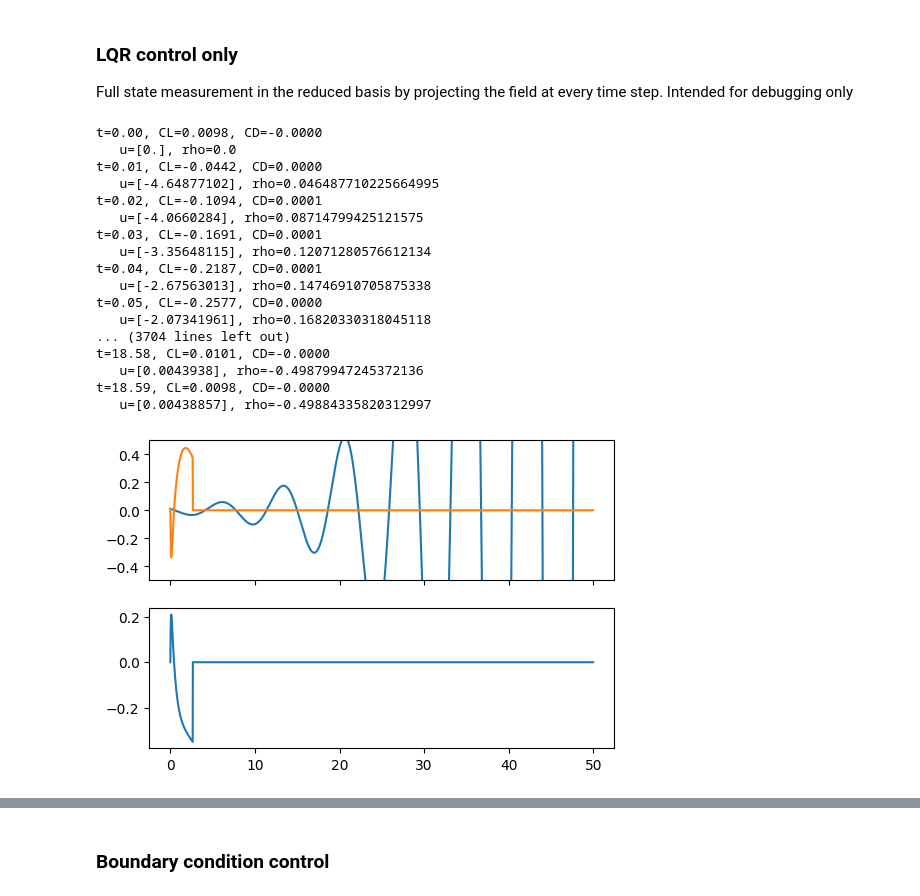
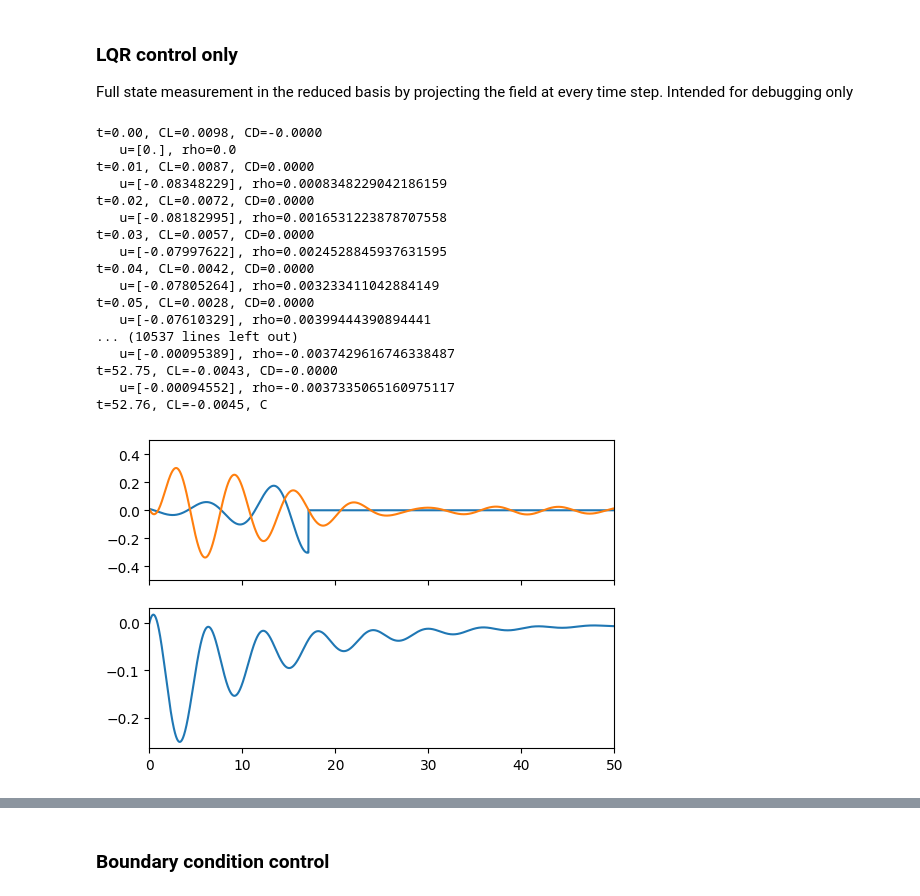
Before and after one commit to dynamicslab/hydrogym, a Jupyter notebook: examples/cylinder/model_reduction/global_proj.ipynb, the cells around one changed output, grey strips where cells are left out. Saved outputs shown, nothing was run; the diff lists cells and outputs as text; code cells hidden in the pictures.

```diff
--- a/examples/cylinder/model_reduction/global_proj.ipynb
+++ b/examples/cylinder/model_reduction/global_proj.ipynb
@@ -197,7 +198,7 @@ plt.show()
 # %%
 # 4. Projection onto global modes
 
-r = 17  # Number of global modes for projection
+r = 9  # Number of global modes for projection
 # r = len(evals)
 Ar = np.zeros((r, r), dtype=np.complex128)
 Br = np.zeros((r, 1), dtype=np.complex128)
@@ -443,0 +437,17 @@ ax.set_xlim(0, 2)
+# %%
+ru = 2
+
+Q = np.zeros((ru, ru))
+R = np.eye(m)
+P = linalg.solve_continuous_are(A_hat[:ru, :ru], B_hat[:ru], Q, R)
+
+K = np.zeros_like(B_hat.T)
+Ku = linalg.solve(R, B_hat[:ru].T) @ P
+K[:, :ru] = Ku
+Ku
+
+# Integral control on the actuation to drive the BC value to zero
+ki = 1e-1
+
+# Q = 1e-8 * np.eye(ru)
+# control.lqr(Ar[:ru, :ru], Br[:ru], Q, R)
@@ -462,14 +489,14 @@ q0.assign(q0 / flow.inner_product(q0, q0))
 # solver = LinearBDFSolver(fn_space, J, order=2, dt=dt, bcs=bcs, q0=qC)
 solver = LinearBDFSolver(fn_space, J, order=2, dt=dt, bcs=bcs, q0=q0, f=f)
 
-# tf = 50
+# tf = 100
 # n_steps = int(tf // dt)
 CL_ctrl = np.zeros(n_steps)
 CD_ctrl = np.zeros(n_steps)
 
 m = 1
 
-x = np.zeros((n_steps, r+1))  # Kalman filter state
+x = np.zeros((n_steps, r))  # Kalman filter state
 u = np.zeros((n_steps, m))  # Control signal
 
 # # Integrated control signal (this is the BC value)
@@ -485,11 +512,18 @@ for i in range(n_steps):
 
     if i > 0:
         # Transform to the real-valued reduced state space
-        x[i, :r] = np.real(T @ z)
-        x[i, -1] = rho[i-1]
+        x[i] = np.real(T @ z)
 
         # LQR control
-        u[i] = K @ x[i]
+        if complex_rom:
+            u[i] = np.real(K @ z)
+        else:
+            u[i] = K @ x[i]
+
+        # Small proportional control applied to the actuation to
+        # drive the BC value to zero
+        u[i] += 1e-1 * rho[i-1]
+
         c.assign(u[i])
 
         rho[i] = rho[i-1] - dt * u[i]
@@ -504,38 +538,39 @@ for i in range(n_steps):
 # %% [output]
 t=0.00, CL=0.0098, CD=-0.0000
    u=[0.], rho=0.0
-t=0.01, CL=-0.0442, CD=0.0000
-   u=[-4.64877102], rho=0.046487710225664995
-t=0.02, CL=-0.1094, CD=0.0001
-   u=[-4.0660284], rho=0.08714799425121575
-t=0.03, CL=-0.1691, CD=0.0001
-   u=[-3.35648115], rho=0.12071280576612134
-t=0.04, CL=-0.2187, CD=0.0001
-   u=[-2.67563013], rho=0.14746910705875338
-t=0.05, CL=-0.2577, CD=0.0000
-   u=[-2.07341961], rho=0.16820330318045118
-... (3704 lines left out)
-t=18.58, CL=0.0101, CD=-0.0000
-   u=[0.0043938], rho=-0.49879947245372136
-t=18.59, CL=0.0098, CD=-0.0000
-   u=[0.00438857], rho=-0.49884335820312997
+t=0.01, CL=0.0087, CD=0.0000
+   u=[-0.08348229], rho=0.0008348229042186159
+t=0.02, CL=0.0072, CD=0.0000
+   u=[-0.08182995], rho=0.0016531223878707558
+t=0.03, CL=0.0057, CD=0.0000
+   u=[-0.07997622], rho=0.0024528845937631595
+t=0.04, CL=0.0042, CD=0.0000
+   u=[-0.07805264], rho=0.003233411042884149
+t=0.05, CL=0.0028, CD=0.0000
+   u=[-0.07610329], rho=0.00399444390894441
+... (10537 lines left out)
+   u=[-0.00095389], rho=-0.0037429616746338487
+t=52.75, CL=-0.0043, CD=-0.0000
+   u=[-0.00094552], rho=-0.0037335065160975117
+t=52.76, CL=-0.0045, C
 # %%
 t = np.arange(n_steps) * dt
 
 # y = x @ dt_sys.C.T  # Predicted CL
 # print(y.shape)
 
 fig, ax = plt.subplots(2, 1, figsize=(6, 4), sharex=True)
-ax[0].plot(t, CL_nat)
-ax[0].plot(t, CL_ctrl)
+ax[0].plot(dt * np.arange(len(CL_nat)), CL_nat)
+ax[0].plot(dt * np.arange(len(CL_ctrl)), CL_ctrl)
 ax[0].set_ylim([-0.5, 0.5])
 # ax[0].plot(t, y)
 # ax[1].plot(t, x)
 # ax[1].plot(t, u)
-ax[1].plot(t, rho)
+ax[1].plot(dt * np.arange(len(rho)), rho)
+ax[1].set_xlim([0, 50])
 plt.show()
 # %% [output]
-[figure, old version]
+[figure, new version]
 # %%
 fig, ax = plt.subplots(1, 1, figsize=(6, 3))
 flow.render(axes=ax)
```
Also changed, not shown: parts of 17 cells of this notebook.
